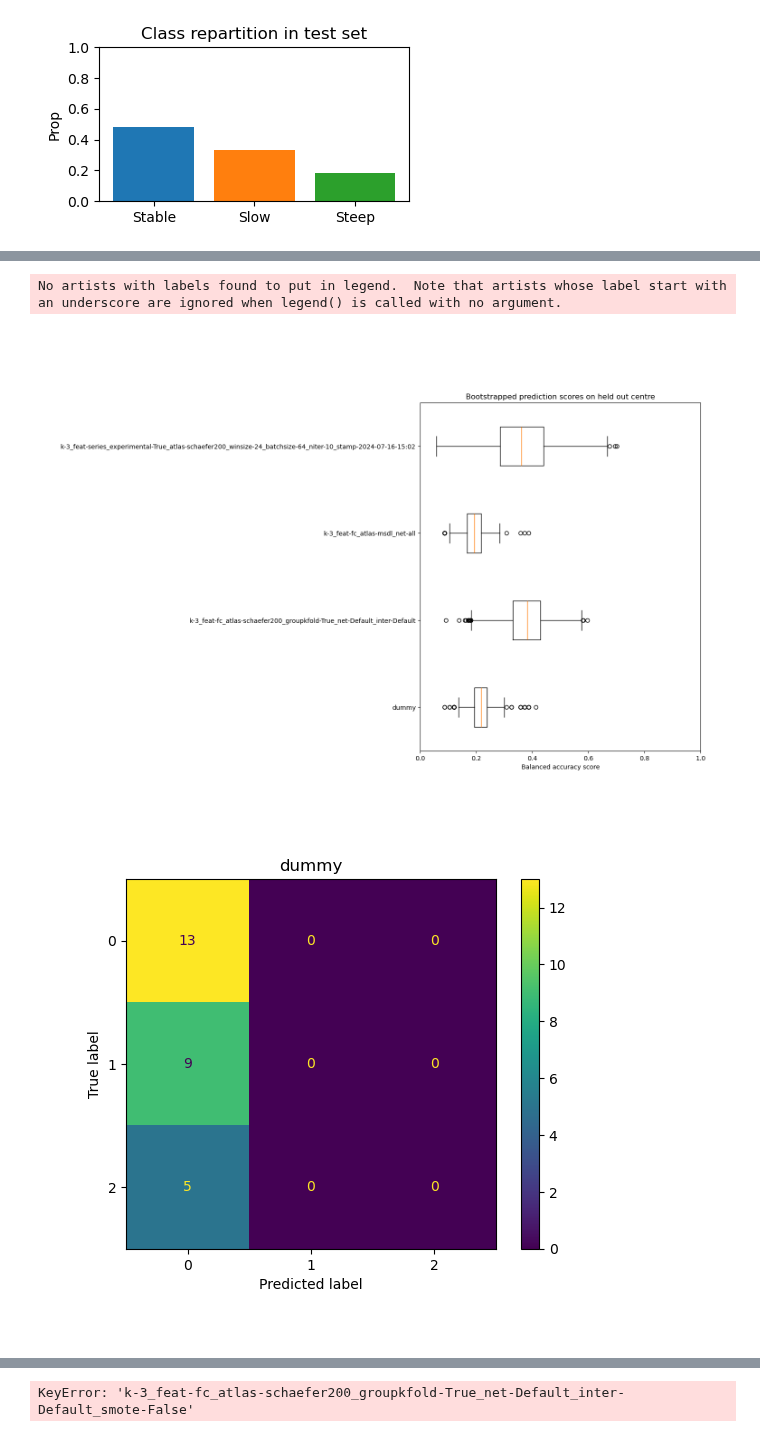
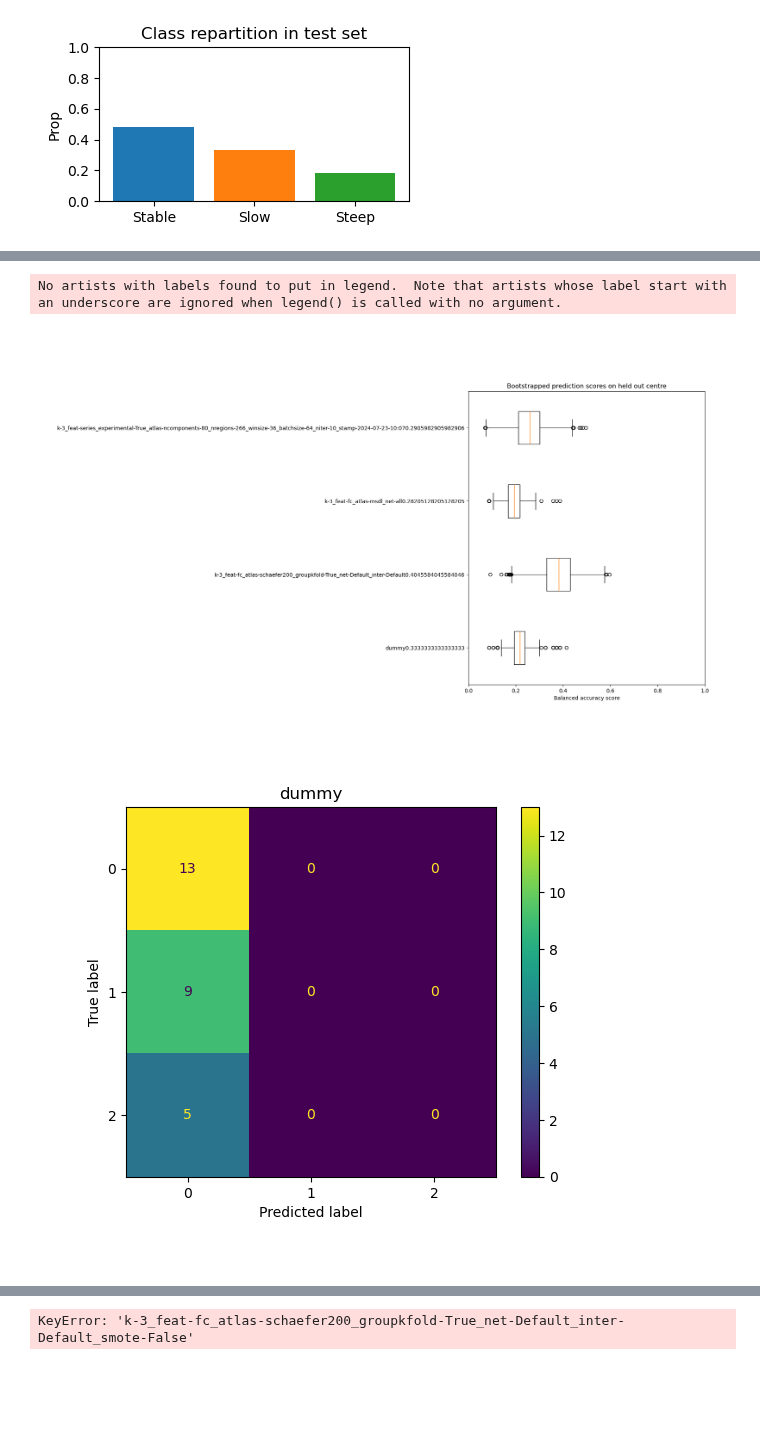
Before and after one commit to jonathan-legrand/cogpred, a Jupyter notebook: evaluate_models.ipynb, the cells around one changed output, grey strips where cells are left out. Cells and saved outputs as stored; diff of their text form; code cells hidden in the pictures; blank space fills up the shorter version.

Commit message:
Support for custom parcellations

```diff
--- a/evaluate_models.ipynb
+++ b/evaluate_models.ipynb
@@ -7,9 +7,12 @@ from cogpred.utils.naming import make_run_path
 from cogpred.utils.configuration import get_config
 from cogpred.loading import make_test_data, make_training_data
 
+from neuroginius.atlas import Atlas
+
 config = get_config()
 dir = Path(config["output_dir"]) / "prediction"
-ATLAS = "schaefer200"
+i_path = Path(config["parcellations"]) / "ncomponents-80_nregions-266"
+atlas = Atlas.from_path(i_path)
 k = 3
 
 conn_dir = config["connectivity_matrices"]
@@ -30,12 +33,13 @@ series_exp = [
     #"k-3_feat-series_experimental-True_atlas-schaefer200_winsize-96_batchsize-32_niter-10_stamp-2024-07-15-17:47"
     #"k-3_feat-series_experimental-True_atlas-schaefer200_winsize-96_batchsize-64_niter-10_stamp-2024-07-16-12:07"
     #"k-3_feat-series_experimental-True_atlas-schaefer200_winsize-12_batchsize-64_niter-10_stamp-2024-07-17-12:03",
-    "k-3_feat-series_experimental-True_atlas-schaefer200_winsize-24_batchsize-64_niter-10_stamp-2024-07-16-15:02",
+    #"k-3_feat-series_experimental-True_atlas-schaefer200_winsize-24_batchsize-64_niter-10_stamp-2024-07-16-15:02",
+    "k-3_feat-series_experimental-True_atlas-ncomponents-80_nregions-266_winsize-36_batchsize-64_niter-10_stamp-2024-07-23-10:07"
     #"k-3_feat-series_experimental-True_atlas-schaefer200_winsize-36_batchsize-64_niter-10_stamp-2024-07-17-12:58",
     #"k-3_feat-series_experimental-True_atlas-schaefer200_winsize-48_batchsize-64_niter-10_stamp-2024-07-17-12:49"
 ]
 
-matrices, metadata = make_test_data(conn_dir, ATLAS, k)
+matrices, metadata = make_test_data(conn_dir, atlas.name, k)
 y_test = metadata.cluster_label.values.astype(int)
 # %% [output]
 Dropping 3 subjects because of lacking MMMSE
@@ -64,20 +68,19 @@ from cogpred.features import make_features
 from cogpred.loading import TSFetcher
 from cogpred.models import WindowNetClassifier, BOLDCNN
 from torch import nn
-from neuroginius.atlas import Atlas
 from cogpred.models import default_channel_func, initial_bump, slow_increase, fast_increase, constant_channels
 
-TSPATH = Path("/georges/memento/BIDS/derivatives/schaeffer200_merged_phenotypes")
+TSPATH = Path(f"/georges/memento/BIDS/derivatives/{atlas.name}_merged_phenotypes")
 
 def evaluate_series_model(expname):
 
     # Fetch features
-    atlas = Atlas.from_name(ATLAS)
     fetcher = TSFetcher(TSPATH)
 
     # TODO Systematic selection
-    #net_indexer = np.full((len(atlas.macro_labels,)), True)
-    net_indexer = np.where(np.array(atlas.macro_labels) == "Default", True, False)
+    #net_indexer = np.where(np.array(atlas.macro_labels) == "Default", True, False)
+    net_indexer = np.full((len(atlas.macro_labels,)), True)
+
     exppath = dir / expname
     features = make_features(fetcher, metadata, net_indexer)
 
@@ -178,28 +192,29 @@ Dropping 3 subjects because of lacking MMMSE
 # %%
 fig, axes = plt.subplots(figsize=(8, 10))
 dists = []
 labels = []
+scores = []
 for model, resdict in res.items():
     dists.append(resdict["dist"])
-    labels.append(model)
+    labels.append(model + str(resdict["score"]))
     #axes.hist(resdict["dist"], alpha=0.4, label=model[9:])
 
     disp = ConfusionMatrixDisplay.from_predictions(
         y_test, resdict["y_pred"]#, labels=classes
     )
     disp.ax_.set_title(model)
 
 axes.boxplot(dists, labels=labels, vert=False)
 axes.set_xlabel(f"Balanced accuracy score")
 axes.set_title("Bootstrapped prediction scores on held out centre")
 axes.set_xlim(0, 1)
 #fig.legend(loc="lower left")
 fig.legend(bbox_to_anchor=(0, 1.0), loc='upper left')
 #fig.legend()
 plt.show()
 # %% [output]
 No artists with labels found to put in legend.  Note that artists whose label start with an underscore are ignored when legend() is called with no argument.
-[figure, old version]
+[figure, new version]
 [figure]
 [figure]
 [figure]
```
Also changed, not shown: parts of 2 cells of this notebook.
